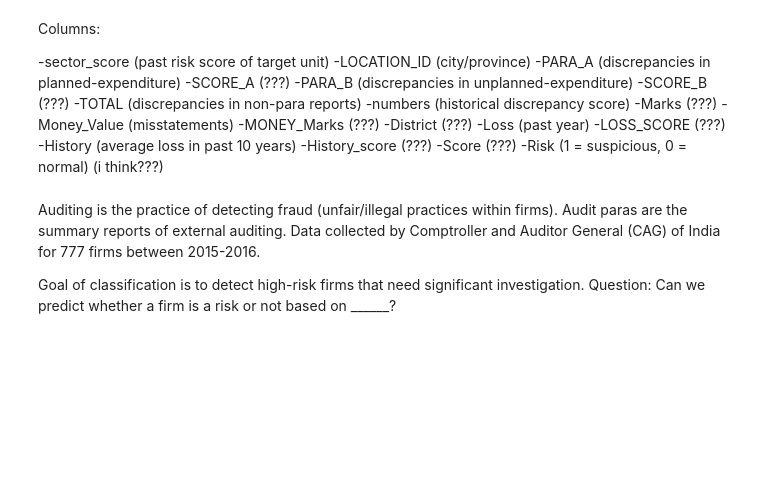
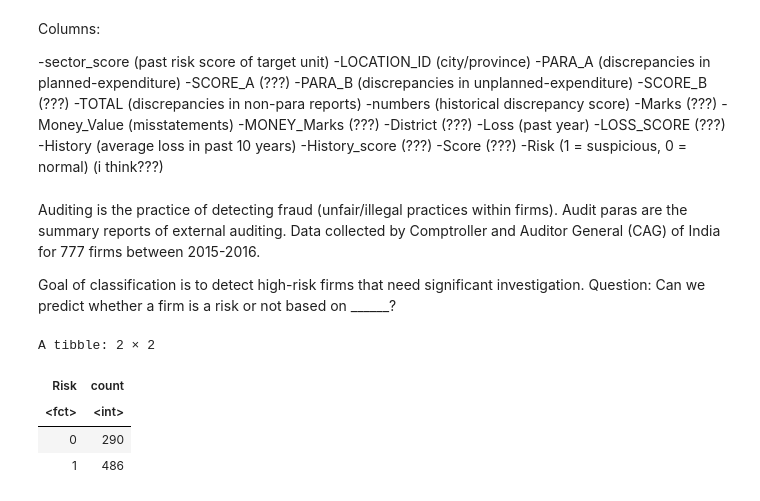
Before and after one commit to eric-y33/dsci-100-2022w1-group-84, a Jupyter notebook: Project.ipynb, the cells around one changed output. Cells and saved outputs as stored; diff of their text form; code cells hidden in the pictures; blank space fills up the shorter version.

```diff
--- a/Project.ipynb
+++ b/Project.ipynb
@@ -113,3 +115,18 @@ Data collected by Comptroller and Auditor General (CAG) of India for 777 firms b
 
 Goal of classification is to detect high-risk firms that need significant investigation.
 Question: Can we predict whether a firm is a risk or not based on ______?
+# %%
+audit_prop <- audit_data |>
+    group_by(Risk) |>
+    summarize(count = n())
+audit_prop
+
+audit_split <- initial_split(audit_data, prop = 0.75, strata = Risk)
+audit_train <- training(audit_split)
+audit_test <- testing(audit_split)
+# %% [output]
+A tibble: 2 × 2
+| Risk | count |
+| <fct> | <int> |
+| 0 | 290 |
+| 1 | 486 |
```
Also changed, not shown: parts of 2 cells of this notebook.
